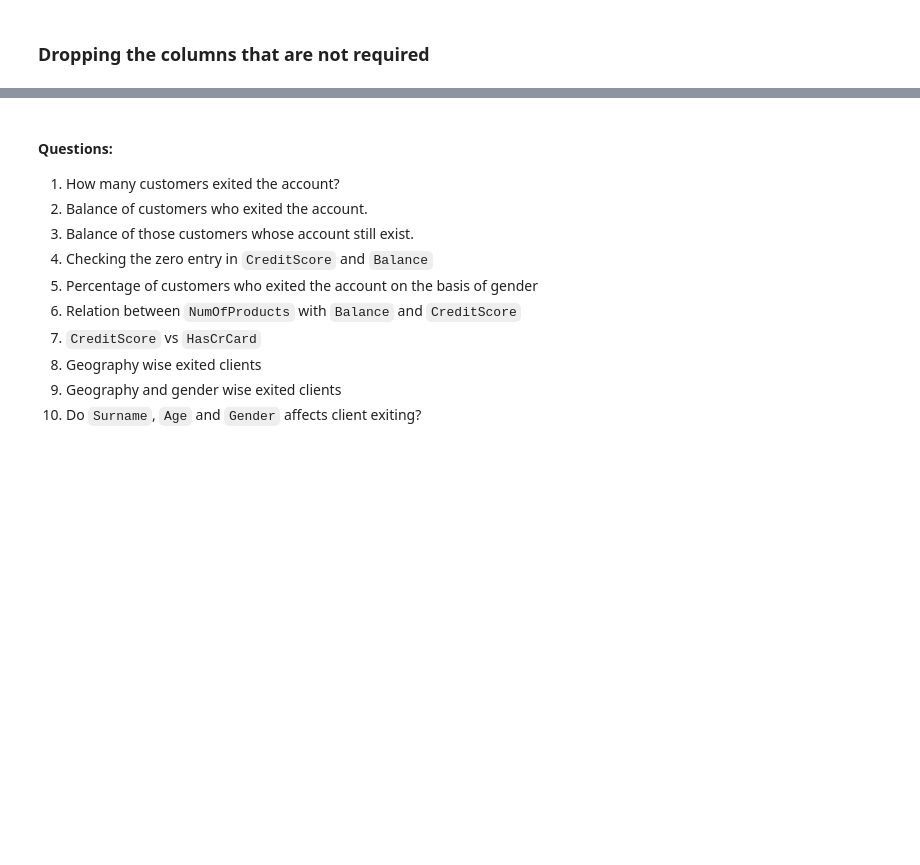
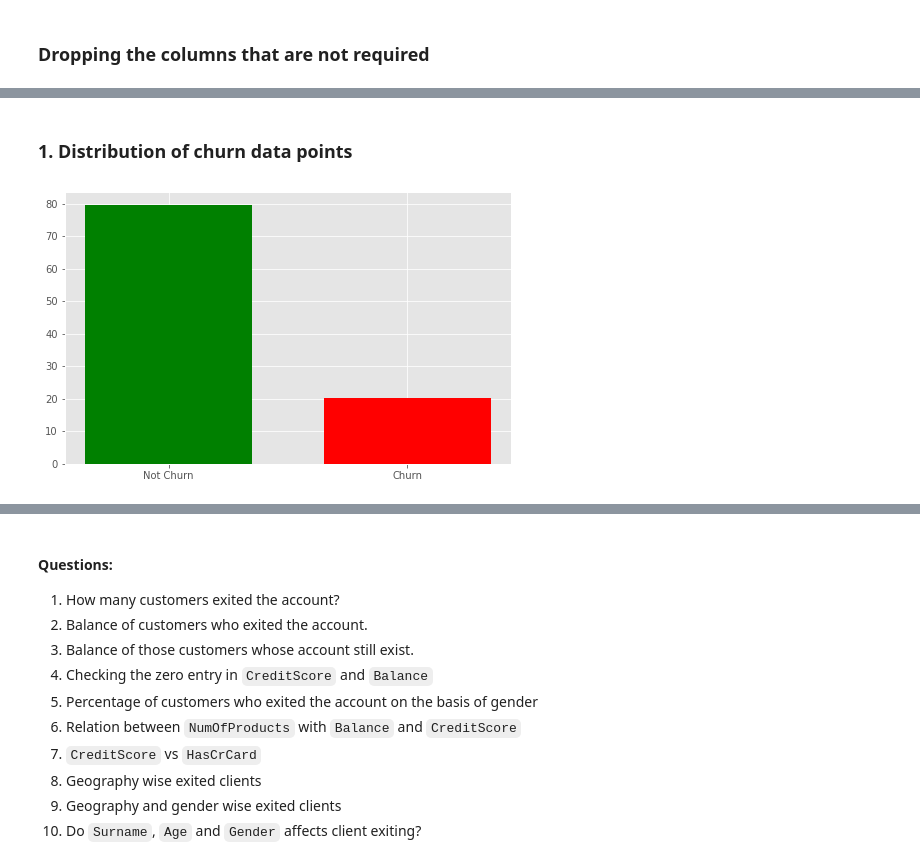
Before and after one commit to sank3t/Bank-Customer-Churn, a Jupyter notebook: Bank-Customer-Churn.ipynb, the cells around one changed output, grey strips where cells are left out. Drawn from its saved outputs; the diff is of its cells as text; code cells hidden in the pictures; blank space fills up the shorter version.

```diff
--- a/Bank-Customer-Churn.ipynb
+++ b/Bank-Customer-Churn.ipynb
@@ -7,9 +6,9 @@ import seaborn as sns
 # %%
 plt.style.use('ggplot')
 # %%
-df = pd.read_csv('data/churn-modelling.zip')
+bank_customer_df = pd.read_csv('data/churn-modelling.zip')
 
-df.head()
+bank_customer_df.head()
 # %% [output]
 |  | RowNumber | CustomerId | Surname | CreditScore | Geography | Gender | Age | Tenure | Balance | ... |
 | 0 | 1 | 15634602 | Hargrave | 619 | France | Female | 42 | 2 | 0.00 | ... |
@@ -76,4 +66,4 @@ Exited 2
 # %% [markdown]
 ### Dropping the columns that are not required
 # %%
-df = df.drop(columns=['RowNumber', 'CustomerId'])
+bank_customer_df = bank_customer_df.drop(columns=['RowNumber', 'CustomerId'])
@@ -79,0 +82,13 @@ df = df.drop(columns=['RowNumber', 'CustomerId'])
+# %% [markdown]
+### 1. Distribution of churn data points
+# %%
+churn_distribution = bank_customer_df['Exited'].value_counts(normalize=True)
+
+plt.figure(figsize=(8, 5))
+plt.bar(churn_distribution.index, churn_distribution.values*100,
+        color=['green', 'red'], width=0.7)
+
+plt.xticks([0, 1], ['Not Churn', 'Churn'])
+plt.show()
+# %% [output]
+[figure, added]
```
Also changed, not shown: parts of 24 cells of this notebook.
